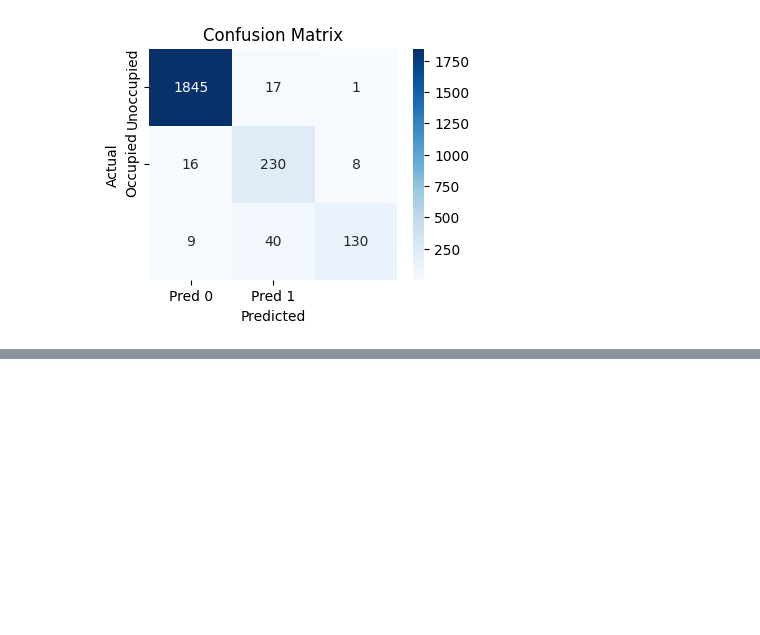
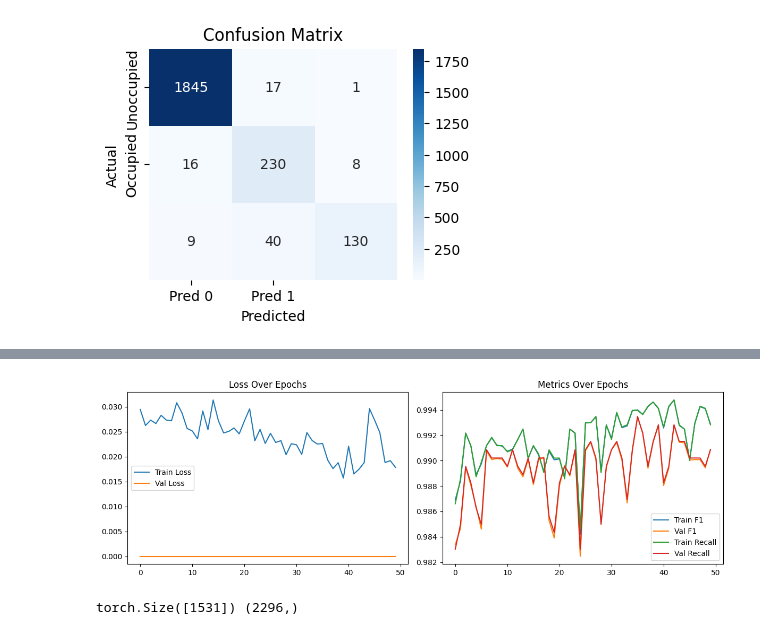
Before and after one commit to mridulpant2010/CS5480-deeplearning, a Jupyter notebook: kaggle_project/cs24mtech15009.ipynb, the cells around one changed output, grey strips where cells are left out. Cells and saved outputs as stored; diff of their text form; code cells hidden in the pictures; blank space fills up the shorter version.

```diff
--- a/kaggle_project/cs24mtech15009.ipynb
+++ b/kaggle_project/cs24mtech15009.ipynb
@@ -675,0 +835,67 @@ Test Accuracy: 0.9719
+# %%
+def train_model_with_metrics(model, num_epochs=50):
+    history = {
+        'train_loss': [],
+        'val_loss': [],
+        'train_f1': [],
+        'val_f1': [],
+        'train_recall': [],
+        'val_recall': []
+    }
+
+    for epoch in range(num_epochs):
+        # Training phase
+        model.train()
+        train_loss = 0.0
+        for inputs, labels in train_loader:
+            optimizer.zero_grad()
+            outputs = model(inputs)
+            loss = criterion(outputs, labels)
+            loss.backward()
+            optimizer.step()
+            train_loss += loss.item()
+
+        # Evaluation phase
+        train_metrics = evaluate_with_metrics(model, train_loader, num_classes)
+        val_metrics = evaluate_with_metrics(model, test_loader, num_classes)
+
+        # Record metrics
+        history['train_loss'].append(train_loss/len(train_loader))
+        history['val_loss'].append(val_metrics.get('loss', 0))  # If you track loss
+        history['train_f1'].append(train_metrics['f1'])
+        history['val_f1'].append(val_metrics['f1'])
+        history['train_recall'].append(train_metrics['recall'])
+        history['val_recall'].append(val_metrics['recall'])
+
+        print(f"Epoch {epoch+1}/{num_epochs} | "
+              f"Train Loss: {history['train_loss'][-1]:.4f} | "
+              f"Val F1: {history['val_f1'][-1]:.4f} | "
+              f"Val Recall: {history['val_recall'][-1]:.4f}")
+
+    return history
+
+
+def plot_training_history(history):
+    plt.figure(figsize=(12, 4))
+
+    plt.subplot(1, 2, 1)
+    plt.plot(history['train_loss'], label='Train Loss')
+    plt.plot(history['val_loss'], label='Val Loss')
+    plt.title('Loss Over Epochs')
+    plt.legend()
+
+    plt.subplot(1, 2, 2)
+    plt.plot(history['train_f1'], label='Train F1')
+    plt.plot(history['val_f1'], label='Val F1')
+    plt.plot(history['train_recall'], label='Train Recall')
+    plt.plot(history['val_recall'], label='Val Recall')
+    plt.title('Metrics Over Epochs')
+    plt.legend()
+
+    plt.tight_layout()
+    plt.show()
+
+# Usage
+history = train_model_with_metrics(model)
+plot_training_history(history)
+# %% [output]
@@ -675,0 +919,5 @@ Test Accuracy: 0.9719
+[figure, added]
+# %%
+print(y_test.shape,y_pred.shape)
+# %% [output]
+torch.Size([1531]) (2296,)
```
Also changed, not shown: parts of 18 cells of this notebook.
